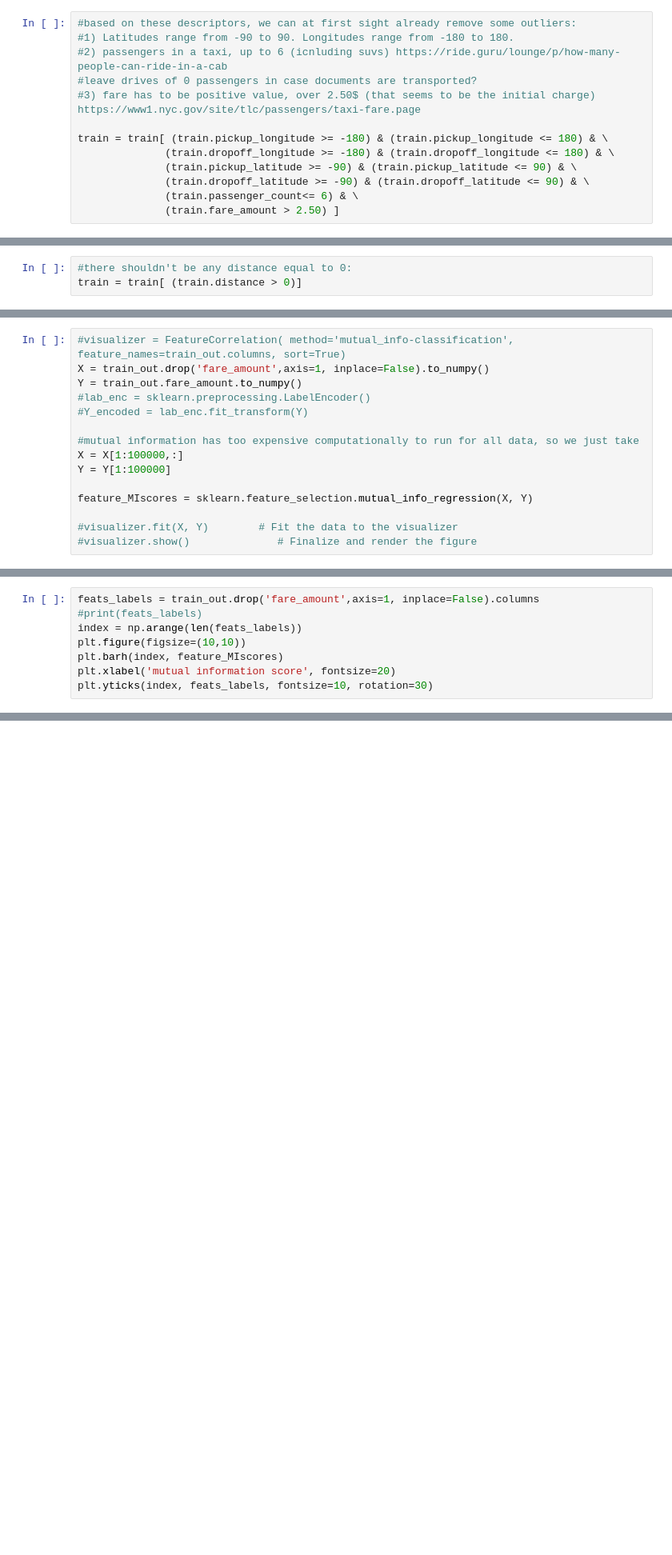
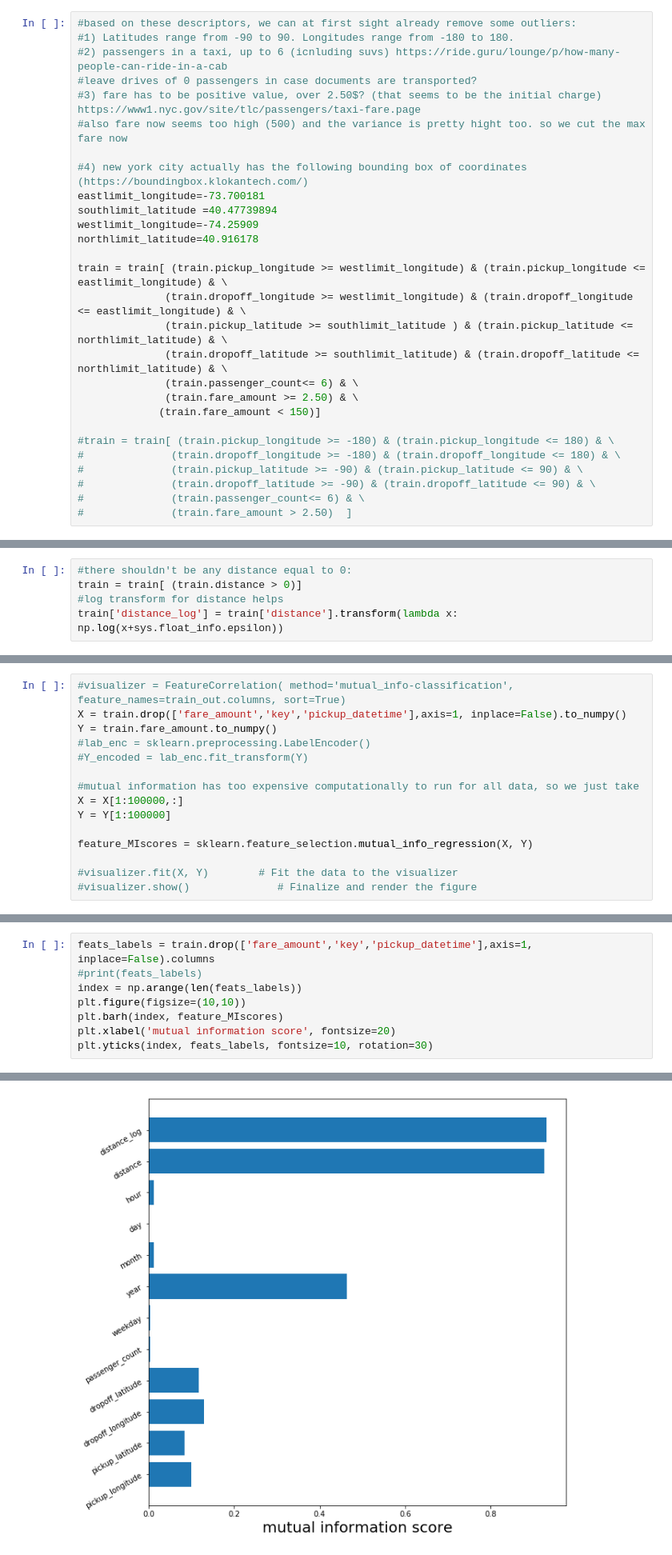
Before and after one commit to ana-rlopez/NYC_taxi_fare_prediction, a Jupyter notebook: NYTaxiFare_1_ExploratoryAnalysis_&_Preprocessing.ipynb, the cells around one changed output, grey strips where cells are left out. Shown: that part at 80% size. Saved outputs shown, nothing was run; the diff lists cells and outputs as text; blank space fills up the shorter version.

```diff
--- a/NYTaxiFare_1_ExploratoryAnalysis_&_Preprocessing.ipynb
+++ b/NYTaxiFare_1_ExploratoryAnalysis_&_Preprocessing.ipynb
@@ -57,13 +107,28 @@ train.describe()
 #1) Latitudes range from -90 to 90. Longitudes range from -180 to 180.
 #2) passengers in a taxi, up to 6 (icnluding suvs) https://ride.guru/lounge/p/how-many-people-can-ride-in-a-cab
 #leave drives of 0 passengers in case documents are transported?
-#3) fare has to be positive value, over 2.50$ (that seems to be the initial charge) https://www1.nyc.gov/site/tlc/passengers/taxi-fare.page
+#3) fare has to be positive value, over 2.50$? (that seems to be the initial charge) https://www1.nyc.gov/site/tlc/passengers/taxi-fare.page
+#also fare now seems too high (500) and the variance is pretty hight too. so we cut the max fare now
 
-train = train[ (train.pickup_longitude >= -180) & (train.pickup_longitude <= 180) & \
-              (train.dropoff_longitude >= -180) & (train.dropoff_longitude <= 180) & \
-              (train.pickup_latitude >= -90) & (train.pickup_latitude <= 90) & \
-              (train.dropoff_latitude >= -90) & (train.dropoff_latitude <= 90) & \
+#4) new york city actually has the following bounding box of coordinates (https://boundingbox.klokantech.com/)
+eastlimit_longitude=-73.700181
+southlimit_latitude =40.47739894
+westlimit_longitude=-74.25909
+northlimit_latitude=40.916178
+
+train = train[ (train.pickup_longitude >= westlimit_longitude) & (train.pickup_longitude <= eastlimit_longitude) & \
+              (train.dropoff_longitude >= westlimit_longitude) & (train.dropoff_longitude <= eastlimit_longitude) & \
+              (train.pickup_latitude >= southlimit_latitude ) & (train.pickup_latitude <= northlimit_latitude) & \
+              (train.dropoff_latitude >= southlimit_latitude) & (train.dropoff_latitude <= northlimit_latitude) & \
               (train.passenger_count<= 6) & \
-              (train.fare_amount > 2.50) ]
+              (train.fare_amount >= 2.50) & \
+             (train.fare_amount < 150)]
+
+#train = train[ (train.pickup_longitude >= -180) & (train.pickup_longitude <= 180) & \
+#              (train.dropoff_longitude >= -180) & (train.dropoff_longitude <= 180) & \
+#              (train.pickup_latitude >= -90) & (train.pickup_latitude <= 90) & \
+#              (train.dropoff_latitude >= -90) & (train.dropoff_latitude <= 90) & \
+#              (train.passenger_count<= 6) & \
+#              (train.fare_amount > 2.50)  ]
 # %%
 train.describe()
@@ -90,3 +179,5 @@ train.describe().loc[['min','max']]
 # %%
 #there shouldn't be any distance equal to 0:
 train = train[ (train.distance > 0)]
+#log transform for distance helps
+train['distance_log'] = train['distance'].transform(lambda x: np.log(x+sys.float_info.epsilon))
@@ -129,7 +235,7 @@ sns.heatmap(corr_pearson, mask=mask, cmap='RdBu_r', vmax=1, center=0,
 # %%
 #visualizer = FeatureCorrelation( method='mutual_info-classification', feature_names=train_out.columns, sort=True)
-X = train_out.drop('fare_amount',axis=1, inplace=False).to_numpy()
-Y = train_out.fare_amount.to_numpy()
+X = train.drop(['fare_amount','key','pickup_datetime'],axis=1, inplace=False).to_numpy()
+Y = train.fare_amount.to_numpy()
 #lab_enc = sklearn.preprocessing.LabelEncoder()
 #Y_encoded = lab_enc.fit_transform(Y)
 
@@ -150,8 +256,9 @@ X.shape
 # %%
-feats_labels = train_out.drop('fare_amount',axis=1, inplace=False).columns
+feats_labels = train.drop(['fare_amount','key','pickup_datetime'],axis=1, inplace=False).columns
 #print(feats_labels)
 index = np.arange(len(feats_labels))
 plt.figure(figsize=(10,10))
 plt.barh(index, feature_MIscores)
 plt.xlabel('mutual information score', fontsize=20)
 plt.yticks(index, feats_labels, fontsize=10, rotation=30)
+# %% [output]
@@ -157,0 +278 @@ plt.yticks(index, feats_labels, fontsize=10, rotation=30)
+[figure, added]
```
Also changed, not shown: parts of 54 cells of this notebook.
